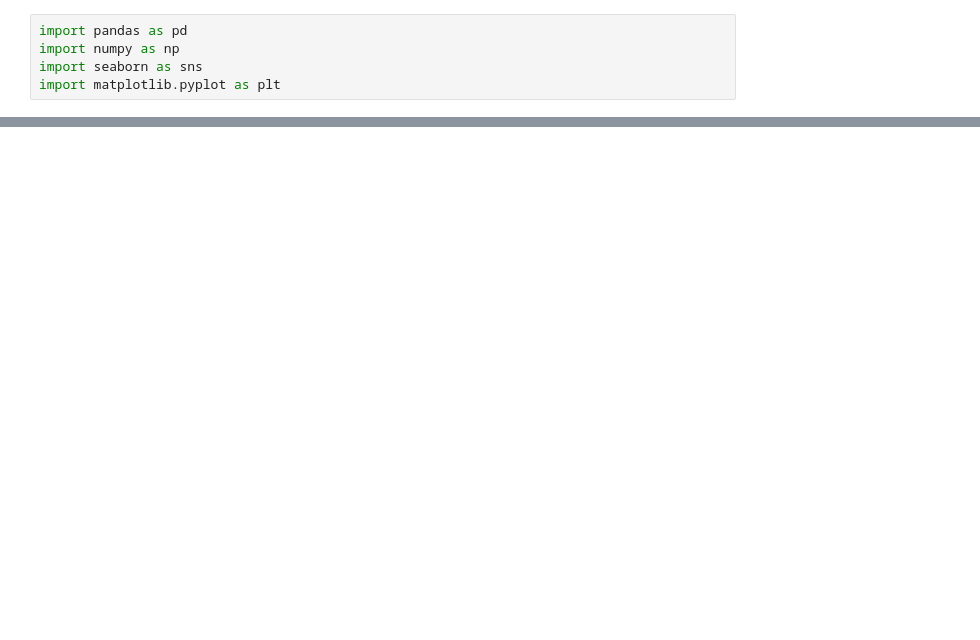
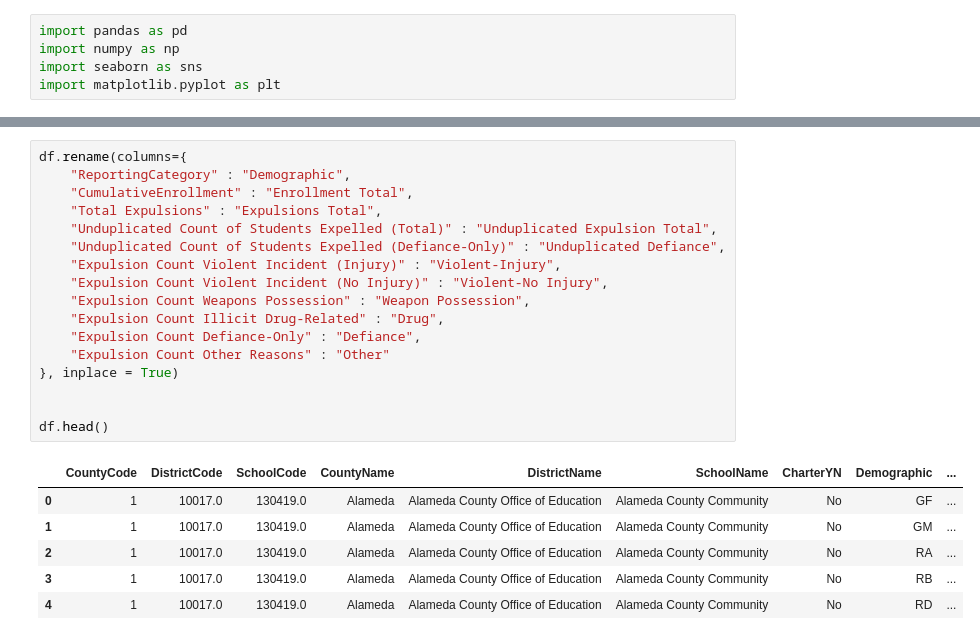
Before and after one commit to EmilioD19/student-success, a Jupyter notebook: Student Success Classification.ipynb, the cells around one changed output, grey strips where cells are left out. Cells and saved outputs as stored; diff of their text form; blank space fills up the shorter version.

```diff
--- a/Student Success Classification.ipynb
+++ b/Student Success Classification.ipynb
@@ -37,0 +124,24 @@ Index(['school', 'sex', 'age', 'address', 'famsize', 'Pstatus', 'Medu', 'Fedu',
+# %%
+df.rename(columns={
+    "ReportingCategory" : "Demographic",
+    "CumulativeEnrollment" : "Enrollment Total",
+    "Total Expulsions" : "Expulsions Total",
+    "Unduplicated Count of Students Expelled (Total)" : "Unduplicated Expulsion Total",
+    "Unduplicated Count of Students Expelled (Defiance-Only)" : "Unduplicated Defiance",
+    "Expulsion Count Violent Incident (Injury)" : "Violent-Injury",
+    "Expulsion Count Violent Incident (No Injury)" : "Violent-No Injury",
+    "Expulsion Count Weapons Possession" : "Weapon Possession",
+    "Expulsion Count Illicit Drug-Related" : "Drug",
+    "Expulsion Count Defiance-Only" : "Defiance",
+    "Expulsion Count Other Reasons" : "Other"
+}, inplace = True)
+
+
+df.head()
+# %% [output]
+|  | CountyCode | DistrictCode | SchoolCode | CountyName | DistrictName | SchoolName | CharterYN | Demographic | ... |
+| 0 | 1 | 10017.0 | 130419.0 | Alameda | Alameda County Office of Education | Alameda County Community | No | GF | ... |
+| 1 | 1 | 10017.0 | 130419.0 | Alameda | Alameda County Office of Education | Alameda County Community | No | GM | ... |
+| 2 | 1 | 10017.0 | 130419.0 | Alameda | Alameda County Office of Education | Alameda County Community | No | RA | ... |
+| 3 | 1 | 10017.0 | 130419.0 | Alameda | Alameda County Office of Education | Alameda County Community | No | RB | ... |
+| 4 | 1 | 10017.0 | 130419.0 | Alameda | Alameda County Office of Education | Alameda County Community | No | RD | ... |
```
Also changed, not shown: parts of 25 cells of this notebook.
